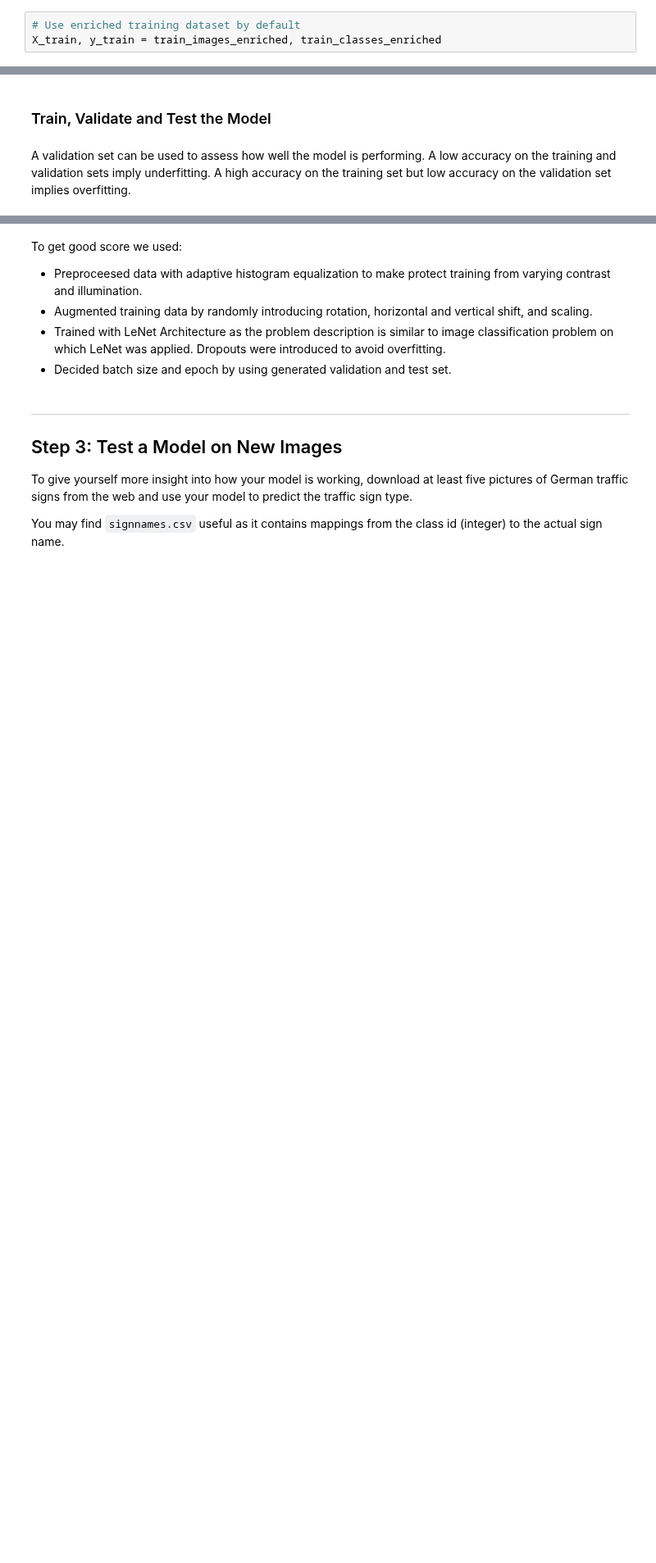
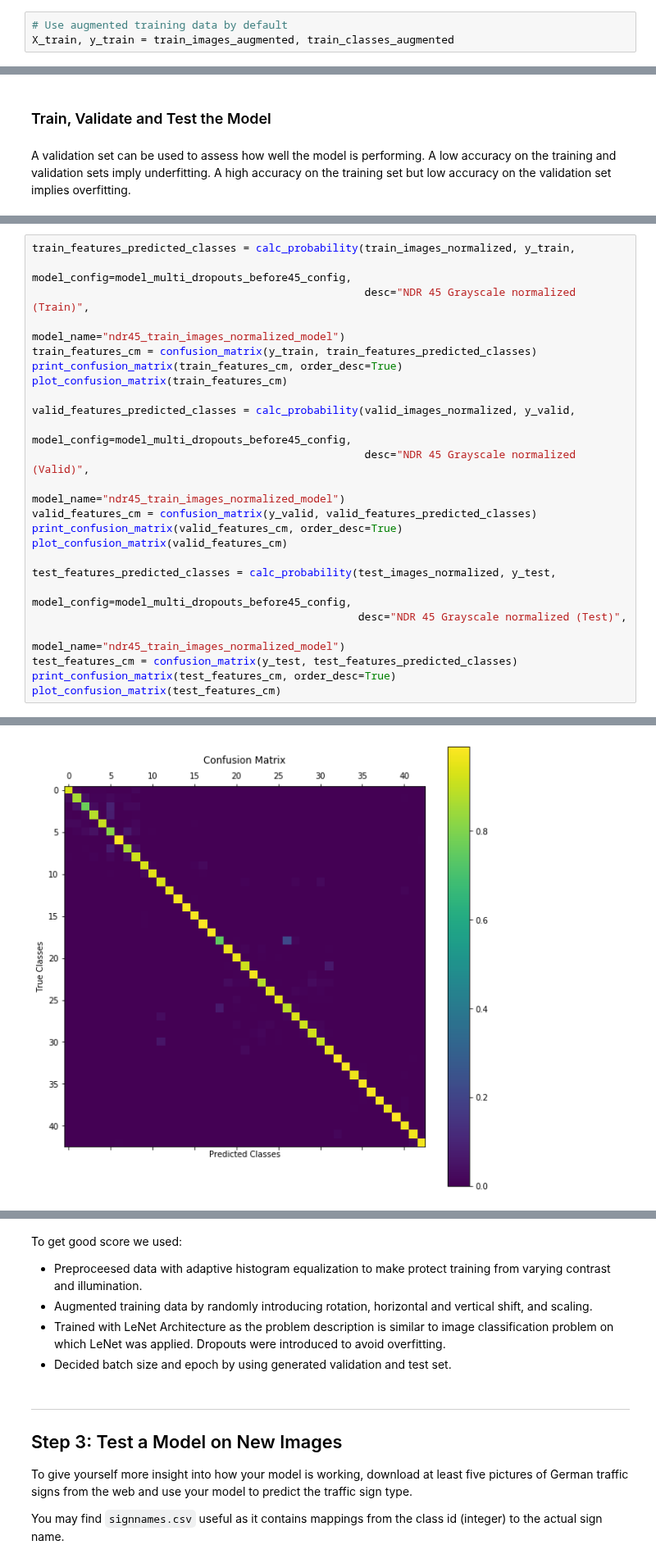
Before and after one commit to volkodava/CarND-Traffic-Sign-Classifier-Project, a Jupyter notebook: Traffic_Sign_Classifier.ipynb, the cells around one changed output, grey strips where cells are left out. Shown at 82% size. Drawn from its saved outputs; the diff is of its cells as text; blank space fills up the shorter version.

```diff
--- a/Traffic_Sign_Classifier.ipynb
+++ b/Traffic_Sign_Classifier.ipynb
@@ -479,6 +499,6 @@ show_distribution(train_classes_enriched, n_classes, 'Augmented Data')
 # %%
-# Use enriched training dataset by default
-X_train, y_train = train_images_enriched, train_classes_enriched
+# Use augmented training data by default
+X_train, y_train = train_images_augmented, train_classes_augmented
 # %%
 train_images_normalized_npy = os.path.join(OUTPUT_DIRECTORY, "train_images_normalized.npy")
 valid_images_normalized_npy = os.path.join(OUTPUT_DIRECTORY, "valid_images_normalized.npy")
@@ -848,0 +887,25 @@ plot_confusion_matrix(confusion_matrix(y_test, test_features_predicted_classes))
+# %%
+train_features_predicted_classes = calc_probability(train_images_normalized, y_train,
+                                                    model_config=model_multi_dropouts_before45_config,
+                                                    desc="NDR 45 Grayscale normalized (Train)",
+                                                    model_name="ndr45_train_images_normalized_model")
+train_features_cm = confusion_matrix(y_train, train_features_predicted_classes)
+print_confusion_matrix(train_features_cm, order_desc=True)
+plot_confusion_matrix(train_features_cm)
+
+valid_features_predicted_classes = calc_probability(valid_images_normalized, y_valid,
+                                                    model_config=model_multi_dropouts_before45_config,
+                                                    desc="NDR 45 Grayscale normalized (Valid)",
+                                                    model_name="ndr45_train_images_normalized_model")
+valid_features_cm = confusion_matrix(y_valid, valid_features_predicted_classes)
+print_confusion_matrix(valid_features_cm, order_desc=True)
+plot_confusion_matrix(valid_features_cm)
+
+test_features_predicted_classes = calc_probability(test_images_normalized, y_test,
+                                                   model_config=model_multi_dropouts_before45_config,
+                                                   desc="NDR 45 Grayscale normalized (Test)",
+                                                   model_name="ndr45_train_images_normalized_model")
+test_features_cm = confusion_matrix(y_test, test_features_predicted_classes)
+print_confusion_matrix(test_features_cm, order_desc=True)
+plot_confusion_matrix(test_features_cm)
+# %% [output]
@@ -848,0 +929 @@ plot_confusion_matrix(confusion_matrix(y_test, test_features_predicted_classes))
+[figure, added]
```
Also changed, not shown: parts of 42 cells of this notebook, 1 other file.
